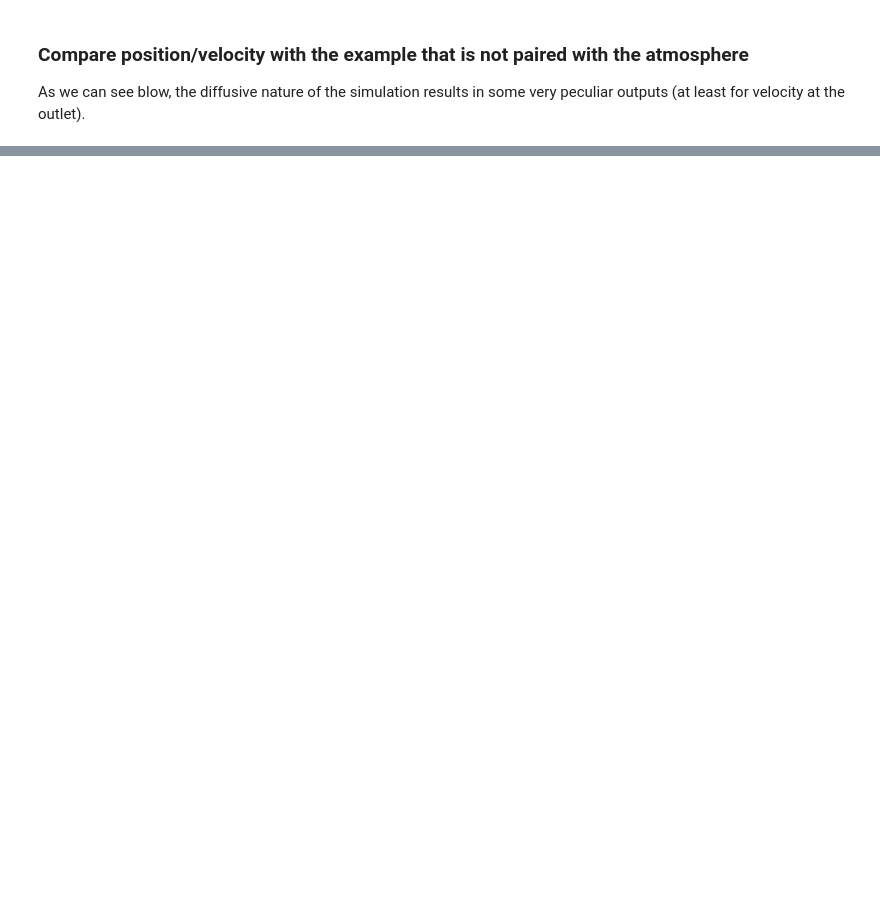
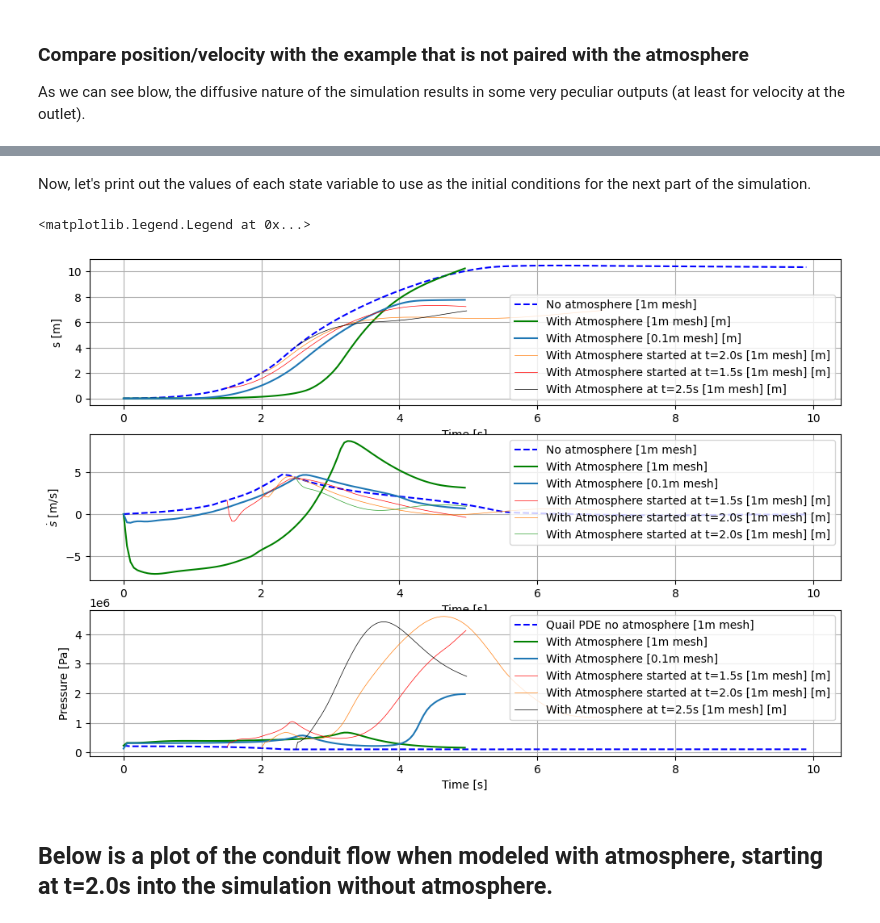
Before and after one commit to paxtonsc/volcano-sims, a Jupyter notebook: notebooks/2025.07.16.infrasound.ipynb, the cells around one changed output, grey strips where cells are left out. Saved outputs shown, nothing was run; the diff lists cells and outputs as text; code cells hidden in the pictures; blank space fills up the shorter version.

```diff
--- a/notebooks/2025.07.16.infrasound.ipynb
+++ b/notebooks/2025.07.16.infrasound.ipynb
@@ -249,0 +313,2 @@ HTML(ani.to_html5_video())
+# %% [markdown]
+Now, let's print out the values of each state variable to use as the initial conditions for the next part of the simulation.
@@ -249,0 +331,73 @@ HTML(ani.to_html5_video())
+# %%
+file_name = "short_plug_1m"
+folder_name = "simple_conduit_no_atmosphere"
+solver_func = get_local_solver_from_index_func(folder_name, file_name)
+t_quail_w_no_atm, p_quail_w_no_atm, slip_quail_w_no_atm, u_quail_w_no_atm, _ = get_quantities_at_conduit_exit(
+    solver_func, iterations=100, compute_temp=True, conduit_index=-1
+)
+
+file_name =  "short_plug_1_5m_1s"
+folder_name = "simple_conduit_1d_atmosphere"
+solver_func = get_local_solver_from_index_func(folder_name, file_name)
+t_quail_atm_1_5s, p_quail_atm_1_5s, slip_quail_atm_1_5s, u_quail_atm_1_5s, _ = get_quantities_at_conduit_exit(
+    solver_func, iterations=100, compute_temp=True, conduit_index=-1
+)
+
+file_name =  "short_plug_1m_2s"
+folder_name = "simple_conduit_1d_atmosphere"
+solver_func = get_local_solver_from_index_func(folder_name, file_name)
+t_quail_atm_2s, p_quail_atm_2s, slip_quail_atm_2s, u_quail_atm_2s, _ = get_quantities_at_conduit_exit(
+    solver_func, iterations=100, compute_temp=True, conduit_index=-1
+)
+
+file_name = "short_plug_1m_2_5s"
+folder_name = "simple_conduit_1d_atmosphere"
+solver_func = get_local_solver_from_index_func(folder_name, file_name)
+t_quail_w_atm_2_5s, p_quail_w_atm_2_5s, slip_quail_w_atm_2_5s, u_quail_w_atm_2_5s, _ = get_quantities_at_conduit_exit(
+    solver_func, iterations=100, compute_temp=True, conduit_index=-1
+)
+
+
+# Plot results
+plt.figure(figsize=(12, 8))
+
+plt.subplot(3, 1, 1)
+plt.plot(t_quail_w_no_atm, slip_quail_w_no_atm, "b--", label="No atmosphere [1m mesh]")
+plt.plot(t_quail_w_atm, slip_quail_w_atm, "g-", label="With Atmosphere [1m mesh] [m]")
+plt.plot(t_quail_w_atm_2, slip_quail_w_atm_2, label="With Atmosphere [0.1m mesh] [m]")
+plt.plot(t_quail_atm_2s + t_quail_w_no_atm[20], slip_quail_atm_2s, linewidth=0.5, label="With Atmosphere started at t=2.0s [1m mesh] [m]")
+plt.plot(t_quail_atm_1_5s, slip_quail_atm_1_5s, 'r-', linewidth=0.5, label="With Atmosphere started at t=1.5s [1m mesh] [m]")
+plt.plot(t_quail_w_atm_2_5s, slip_quail_w_atm_2_5s, 'k-', linewidth=0.5, label="With Atmosphere at t=2.5s [1m mesh] [m]")
+plt.xlabel("Time [s]")
+plt.ylabel("s [m]")
+plt.grid(True)
+plt.legend()
+
+plt.subplot(3, 1, 2)
+plt.plot(t_quail_w_no_atm, u_quail_w_no_atm, "b--", label="No atmosphere [1m mesh]")
+plt.plot(t_quail_w_atm, u_quail_w_atm, "g-", label="With Atmosphere [1m mesh]")
+plt.plot(t_quail_w_atm_2, u_quail_w_atm_2, label="With Atmosphere [0.1m mesh]")
+plt.plot(t_quail_atm_1_5s, u_quail_atm_1_5s, 'r-', linewidth=0.5, label="With Atmosphere started at t=1.5s [1m mesh] [m]")
+plt.plot(t_quail_atm_2s + + t_quail_w_no_atm[20], u_quail_atm_2s, linewidth=0.5, label="With Atmosphere started at t=2.0s [1m mesh] [m]")
+plt.plot(t_quail_w_atm_2_5s, u_quail_w_atm_2_5s, linewidth=0.5, label="With Atmosphere started at t=2.0s [1m mesh] [m]")
+plt.xlabel("Time [s]")
+plt.ylabel(r"$\dot{s}$ [m/s]")
+plt.grid(True)
+plt.legend()
+
+plt.subplot(3, 1, 3)
+plt.plot(t_quail_w_no_atm, p_quail_w_no_atm, "b--", label="Quail PDE no atmosphere [1m mesh]")
+plt.plot(t_quail_w_atm, p_quail_w_atm, "g-", label="With Atmosphere [1m mesh]")
+plt.plot(t_quail_w_atm_2, p_quail_w_atm_2, label="With Atmosphere [0.1m mesh]")
+plt.plot(t_quail_atm_1_5s, p_quail_atm_1_5s, 'r-', linewidth=0.5, label="With Atmosphere started at t=1.5s [1m mesh] [m]")
+plt.plot(t_quail_atm_2s + + t_quail_w_no_atm[20], p_quail_atm_2s, linewidth=0.5, label="With Atmosphere started at t=2.0s [1m mesh] [m]")
+plt.plot(t_quail_w_atm_2_5s, p_quail_w_atm_2_5s, 'k-', linewidth=0.5, label="With Atmosphere at t=2.5s [1m mesh] [m]")
+plt.xlabel("Time [s]")
+plt.ylabel(r"Pressure [Pa]")
+plt.grid(True)
+plt.legend()
+# %% [output]
+<matplotlib.legend.Legend at 0x...>
+[figure, added]
+# %% [markdown]
+## Below is a plot of the conduit flow when modeled with atmosphere, starting at t=2.0s into the simulation without atmosphere.
```
Also changed, not shown: parts of 11 cells of this notebook, 12 other files.
